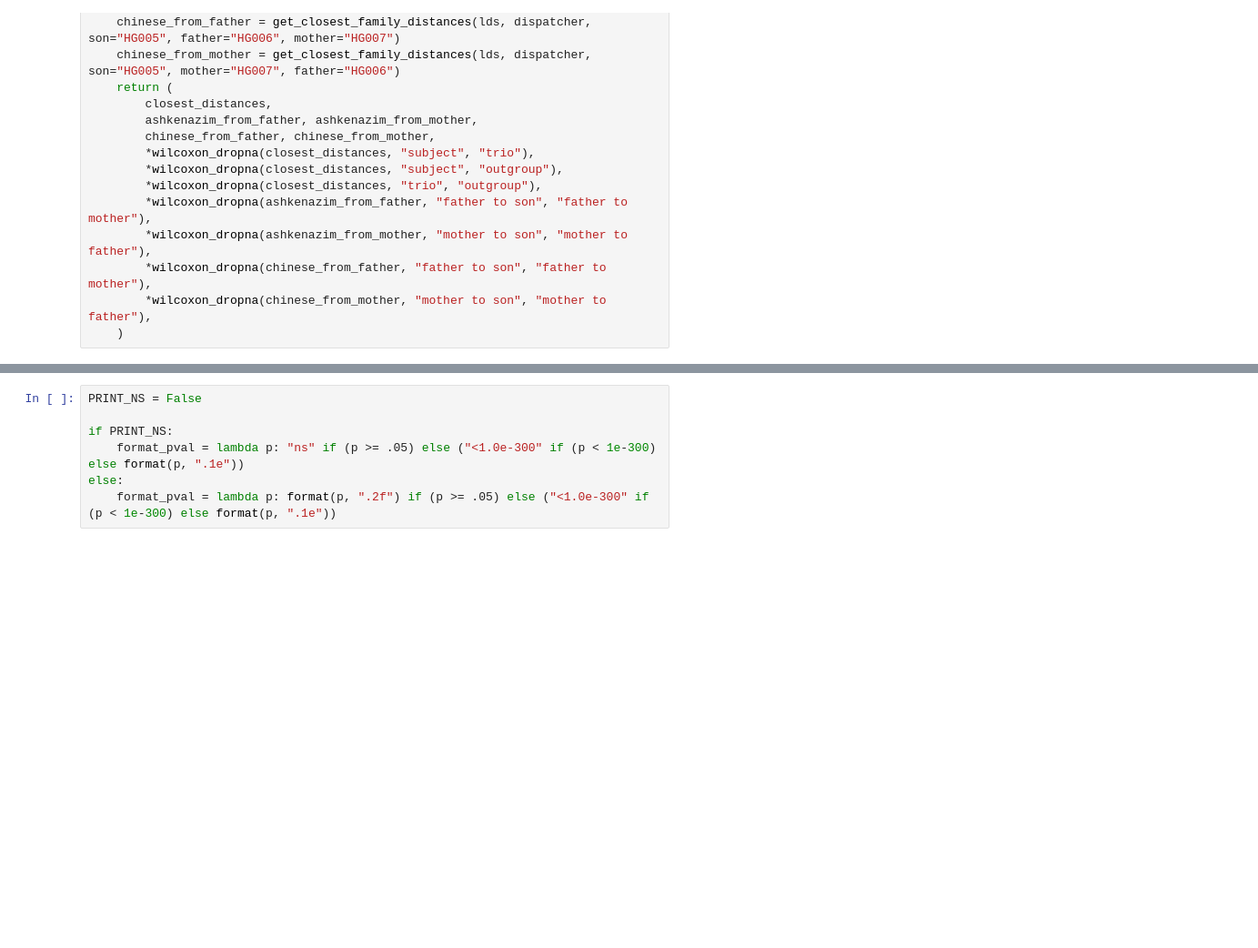
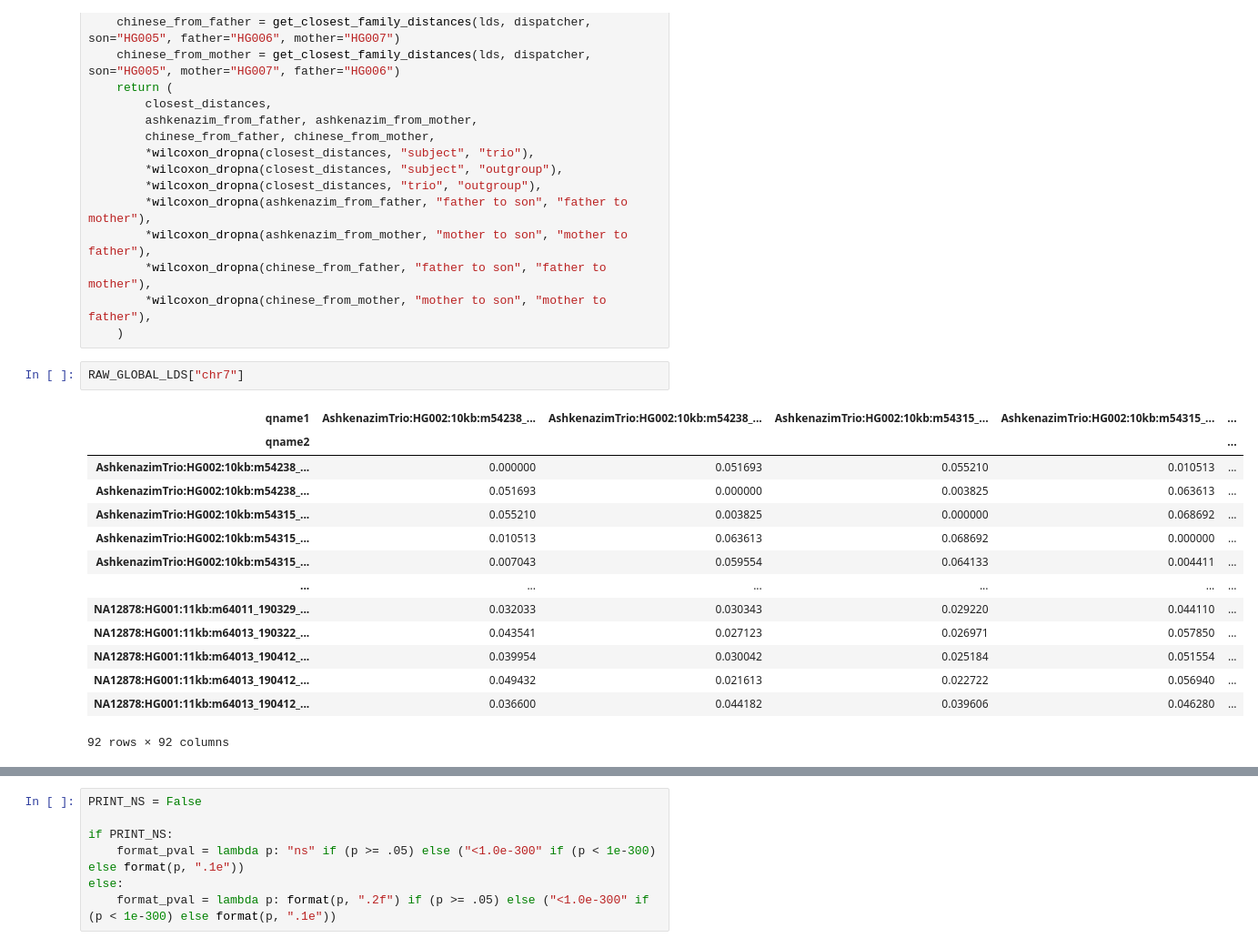
Before and after one commit to LankyCyril/edgecase, a Jupyter notebook: assets/paper/jupyter/Figure-5-haplotypes-q_arm.ipynb, the cells around one changed output, grey strips where cells are left out. Shown: that part at 91% size. Cells and saved outputs as stored; diff of their text form; blank space fills up the shorter version.

```diff
--- a/assets/paper/jupyter/Figure-5-haplotypes-q_arm.ipynb
+++ b/assets/paper/jupyter/Figure-5-haplotypes-q_arm.ipynb
@@ -345,6 +353,23 @@ def process_distances(lds, dispatcher):
         *wilcoxon_dropna(chinese_from_father, "father to son", "father to mother"),
         *wilcoxon_dropna(chinese_from_mother, "mother to son", "mother to father"),
     )
+# %%
+RAW_GLOBAL_LDS["chr7"]
+# %% [output]
+| qname1 | AshkenazimTrio:HG002:10kb:m54238_... | AshkenazimTrio:HG002:10kb:m54238_... | AshkenazimTrio:HG002:10kb:m54315_... | AshkenazimTrio:HG002:10kb:m54315_... | ... |
+| qname2 |  |  |  |  | ... |
+| AshkenazimTrio:HG002:10kb:m54238_... | 0.000000 | 0.051693 | 0.055210 | 0.010513 | ... |
+| AshkenazimTrio:HG002:10kb:m54238_... | 0.051693 | 0.000000 | 0.003825 | 0.063613 | ... |
+| AshkenazimTrio:HG002:10kb:m54315_... | 0.055210 | 0.003825 | 0.000000 | 0.068692 | ... |
+| AshkenazimTrio:HG002:10kb:m54315_... | 0.010513 | 0.063613 | 0.068692 | 0.000000 | ... |
+| AshkenazimTrio:HG002:10kb:m54315_... | 0.007043 | 0.059554 | 0.064133 | 0.004411 | ... |
+| ... | ... | ... | ... | ... | ... |
+| NA12878:HG001:11kb:m64011_190329_... | 0.032033 | 0.030343 | 0.029220 | 0.044110 | ... |
+| NA12878:HG001:11kb:m64013_190322_... | 0.043541 | 0.027123 | 0.026971 | 0.057850 | ... |
+| NA12878:HG001:11kb:m64013_190412_... | 0.039954 | 0.030042 | 0.025184 | 0.051554 | ... |
+| NA12878:HG001:11kb:m64013_190412_... | 0.049432 | 0.021613 | 0.022722 | 0.056940 | ... |
+| NA12878:HG001:11kb:m64013_190412_... | 0.036600 | 0.044182 | 0.039606 | 0.046280 | ... |
+92 rows × 92 columns
 # %%
 stats = pd.DataFrame(columns=[
     "NA12878", "AshkenazimTrio", "ChineseTrio",
```
Also changed, not shown: parts of 8 cells of this notebook, 21 other files.
